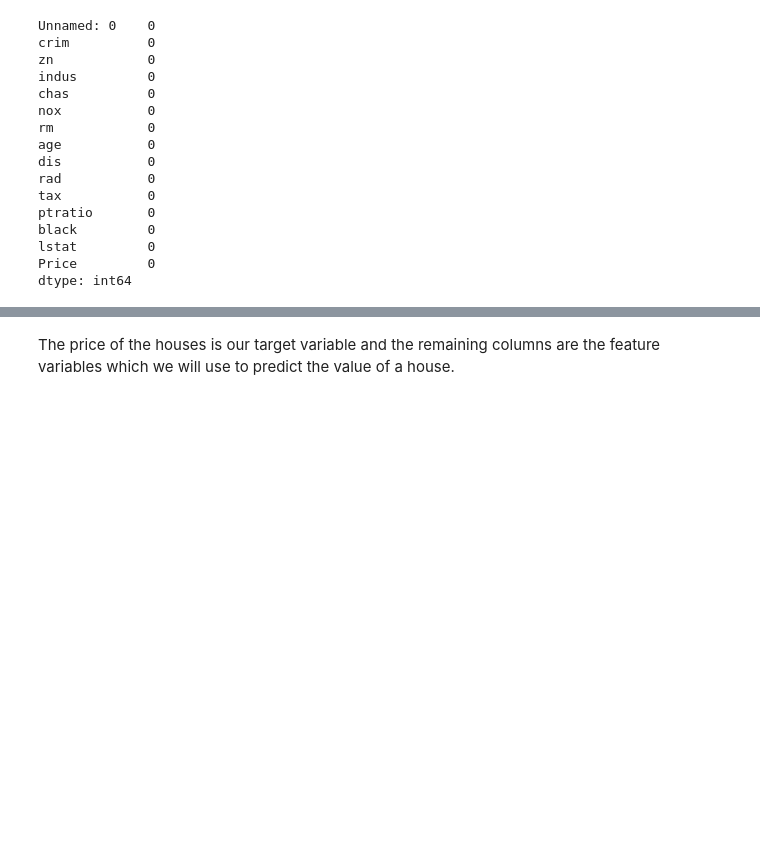
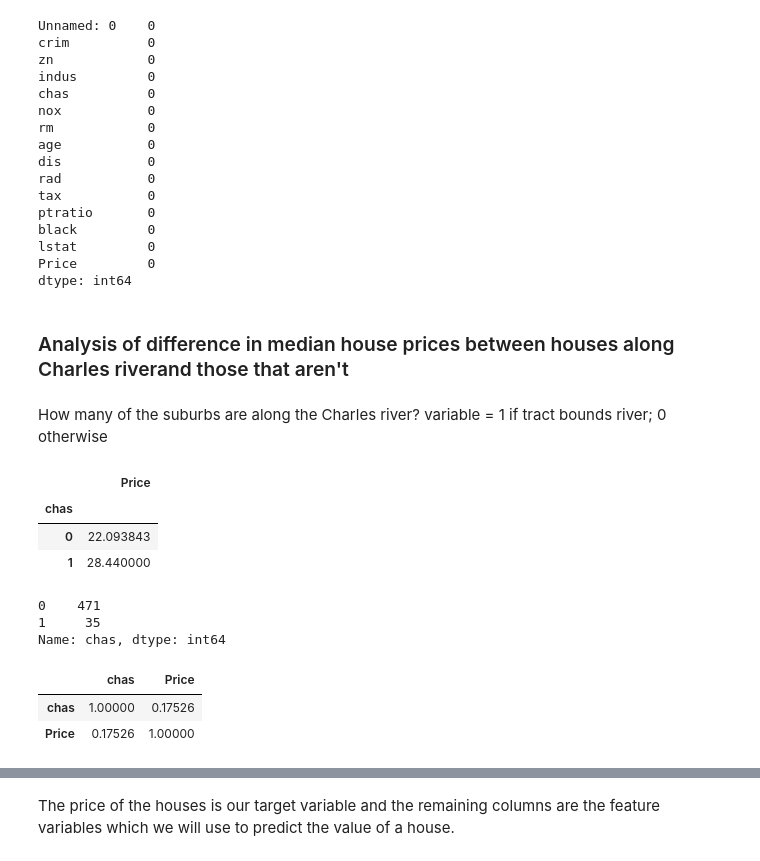
Before and after one commit to eamonnofarrell/Machine-Learning-Assessment2019, a Jupyter notebook: Machine-Learning-Assignment.ipynb, the cells around one changed output, grey strips where cells are left out. Saved outputs shown, nothing was run; the diff lists cells and outputs as text; code cells hidden in the pictures; blank space fills up the shorter version.

```diff
--- a/Machine-Learning-Assignment.ipynb
+++ b/Machine-Learning-Assignment.ipynb
@@ -110,3 +104,29 @@ black         0
 lstat         0
 Price         0
 dtype: int64
+# %% [markdown]
+### Analysis of difference in median house prices between houses along Charles riverand those that aren't
+# %% [markdown]
+How many of the suburbs are along the Charles river?
+variable = 1 if tract bounds river; 0 otherwise
+# %%
+pd.pivot_table(df,index=["chas"],values=["Price"],aggfunc=np.mean)
+# %% [output]
+|  | Price |
+| chas |  |
+| 0 | 22.093843 |
+| 1 | 28.440000 |
+# %%
+df['chas'].value_counts()
+# %% [output]
+0    471
+1     35
+Name: chas, dtype: int64
+# %%
+dfil = df.filter(["chas","Price"])
+# %%
+dfil.corr()
+# %% [output]
+|  | chas | Price |
+| chas | 1.00000 | 0.17526 |
+| Price | 0.17526 | 1.00000 |
```
Also changed, not shown: parts of 9 cells of this notebook.
